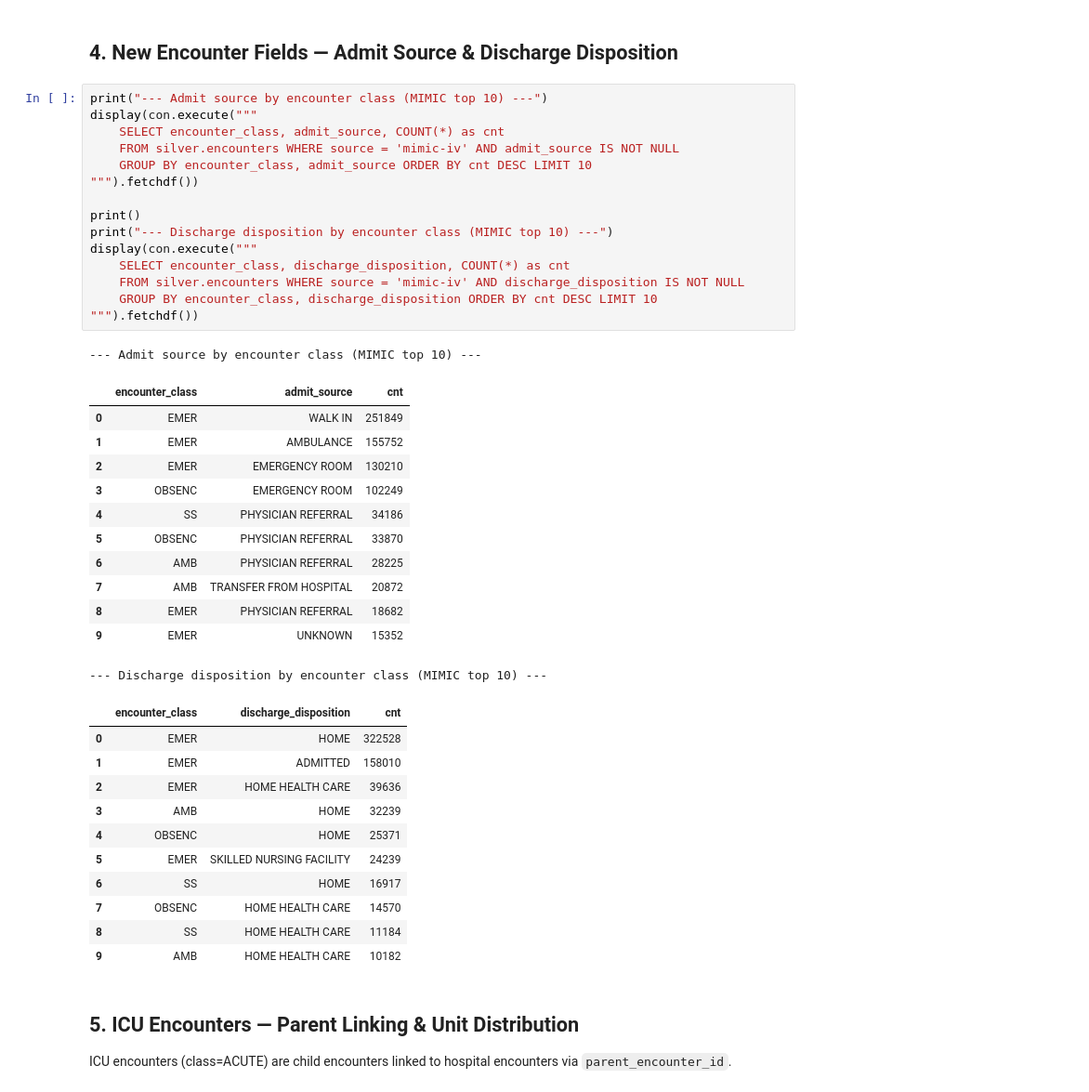
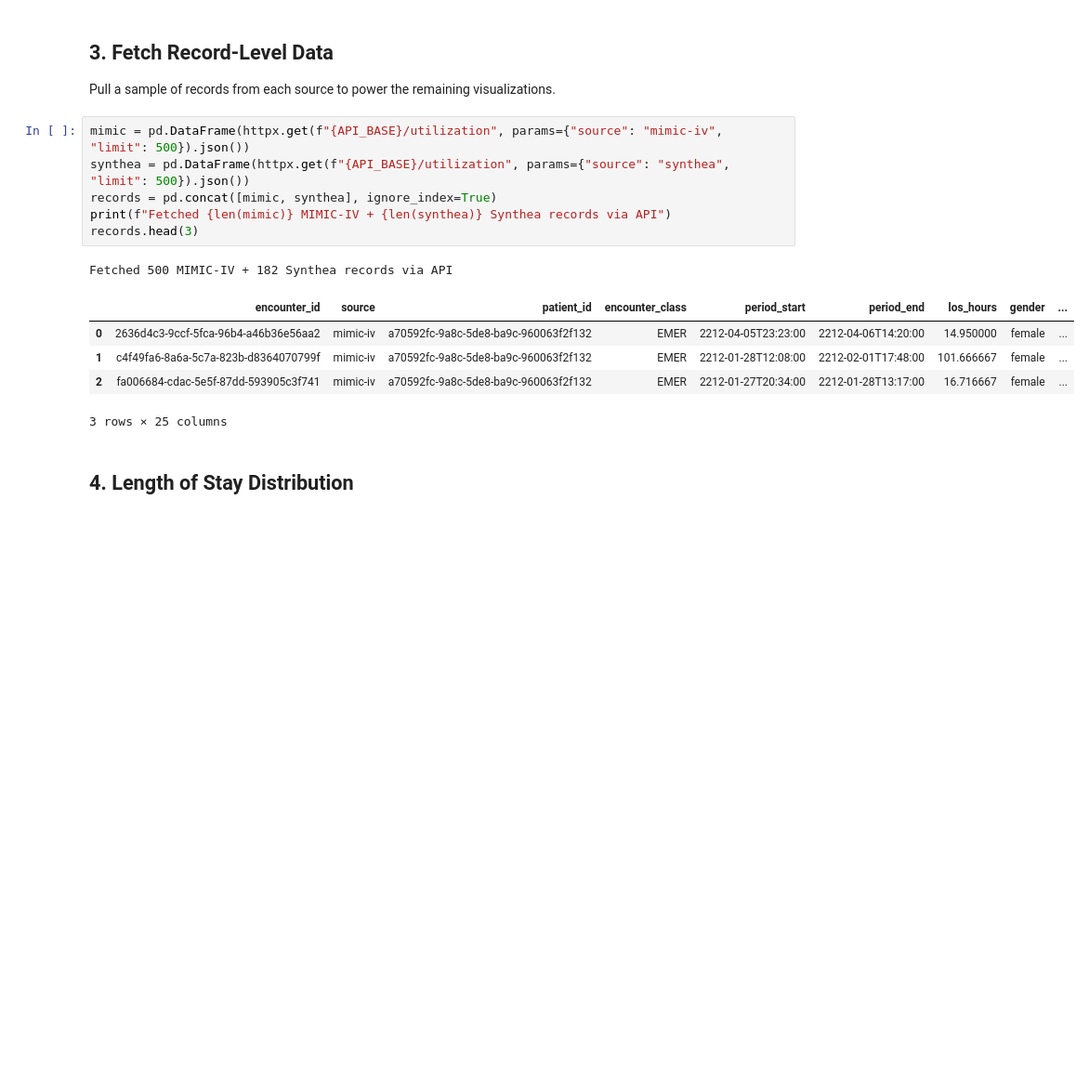
Before and after one commit to kasra321/MIMIC-FHIR, a Jupyter notebook: notebooks/healthcare_utilization_demo.ipynb, the cells around one changed output. Shown at 93% size. Saved outputs shown, nothing was run; the diff lists cells and outputs as text; blank space fills up the shorter version.

```diff
--- a/notebooks/healthcare_utilization_demo.ipynb
+++ b/notebooks/healthcare_utilization_demo.ipynb
@@ -84,47 +78,20 @@ con.execute("""
 # %% [markdown]
-## 4. New Encounter Fields — Admit Source & Discharge Disposition
+## 3. Fetch Record-Level Data
+
+Pull a sample of records from each source to power the remaining visualizations.
 # %%
-print("--- Admit source by encounter class (MIMIC top 10) ---")
-display(con.execute("""
-    SELECT encounter_class, admit_source, COUNT(*) as cnt
-    FROM silver.encounters WHERE source = 'mimic-iv' AND admit_source IS NOT NULL
-    GROUP BY encounter_class, admit_source ORDER BY cnt DESC LIMIT 10
-""").fetchdf())
-
-print()
-print("--- Discharge disposition by encounter class (MIMIC top 10) ---")
-display(con.execute("""
-    SELECT encounter_class, discharge_disposition, COUNT(*) as cnt
-    FROM silver.encounters WHERE source = 'mimic-iv' AND discharge_disposition IS NOT NULL
-    GROUP BY encounter_class, discharge_disposition ORDER BY cnt DESC LIMIT 10
-""").fetchdf())
+mimic = pd.DataFrame(httpx.get(f"{API_BASE}/utilization", params={"source": "mimic-iv", "limit": 500}).json())
+synthea = pd.DataFrame(httpx.get(f"{API_BASE}/utilization", params={"source": "synthea", "limit": 500}).json())
+records = pd.concat([mimic, synthea], ignore_index=True)
+print(f"Fetched {len(mimic)} MIMIC-IV + {len(synthea)} Synthea records via API")
+records.head(3)
 # %% [output]
---- Admit source by encounter class (MIMIC top 10) ---
+Fetched 500 MIMIC-IV + 182 Synthea records via API
-|  | encounter_class | admit_source | cnt |
-| 0 | EMER | WALK IN | 251849 |
-| 1 | EMER | AMBULANCE | 155752 |
-| 2 | EMER | EMERGENCY ROOM | 130210 |
-| 3 | OBSENC | EMERGENCY ROOM | 102249 |
-| 4 | SS | PHYSICIAN REFERRAL | 34186 |
-| 5 | OBSENC | PHYSICIAN REFERRAL | 33870 |
-| 6 | AMB | PHYSICIAN REFERRAL | 28225 |
-| 7 | AMB | TRANSFER FROM HOSPITAL | 20872 |
-| 8 | EMER | PHYSICIAN REFERRAL | 18682 |
-| 9 | EMER | UNKNOWN | 15352 |
+|  | encounter_id | source | patient_id | encounter_class | period_start | period_end | los_hours | gender | ... |
+| 0 | 2636d4c3-9ccf-5fca-96b4-a46b36e56aa2 | mimic-iv | a70592fc-9a8c-5de8-ba9c-960063f2f132 | EMER | 2212-04-05T23:23:00 | 2212-04-06T14:20:00 | 14.950000 | female | ... |
+| 1 | c4f49fa6-8a6a-5c7a-823b-d8364070799f | mimic-iv | a70592fc-9a8c-5de8-ba9c-960063f2f132 | EMER | 2212-01-28T12:08:00 | 2212-02-01T17:48:00 | 101.666667 | female | ... |
+| 2 | fa006684-cdac-5e5f-87dd-593905c3f741 | mimic-iv | a70592fc-9a8c-5de8-ba9c-960063f2f132 | EMER | 2212-01-27T20:34:00 | 2212-01-28T13:17:00 | 16.716667 | female | ... |
---- Discharge disposition by encounter class (MIMIC top 10) ---
+3 rows × 25 columns
-|  | encounter_class | discharge_disposition | cnt |
-| 0 | EMER | HOME | 322528 |
-| 1 | EMER | ADMITTED | 158010 |
-| 2 | EMER | HOME HEALTH CARE | 39636 |
-| 3 | AMB | HOME | 32239 |
-| 4 | OBSENC | HOME | 25371 |
-| 5 | EMER | SKILLED NURSING FACILITY | 24239 |
-| 6 | SS | HOME | 16917 |
-| 7 | OBSENC | HOME HEALTH CARE | 14570 |
-| 8 | SS | HOME HEALTH CARE | 11184 |
-| 9 | AMB | HOME HEALTH CARE | 10182 |
 # %% [markdown]
-## 5. ICU Encounters — Parent Linking & Unit Distribution
-
-ICU encounters (class=ACUTE) are child encounters linked to hospital encounters via `parent_encounter_id`.
+## 4. Length of Stay Distribution
 # %%
```
Also changed, not shown: parts of 27 cells of this notebook, 14 other files.
